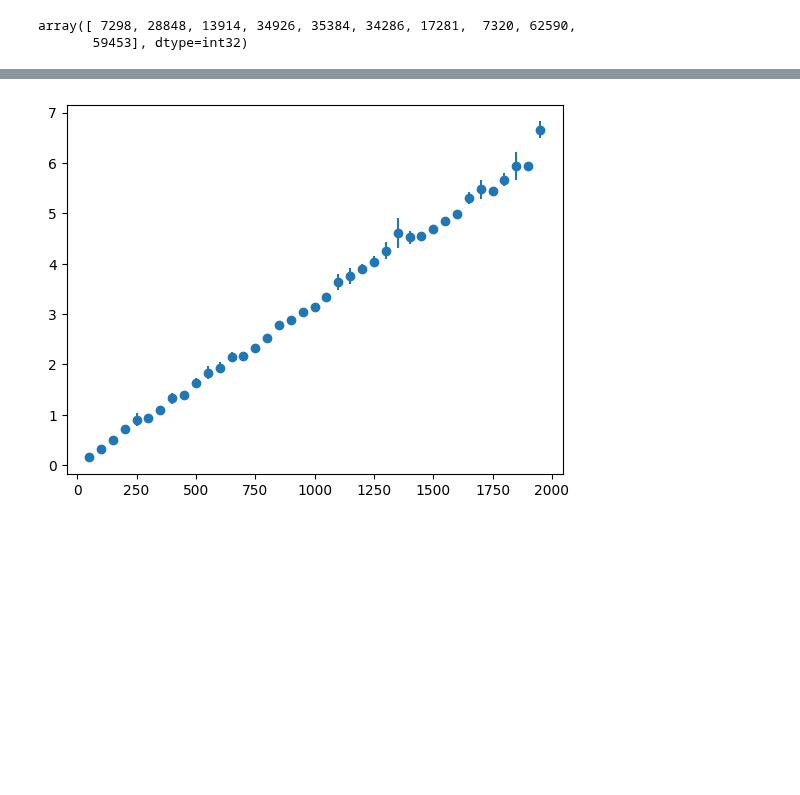
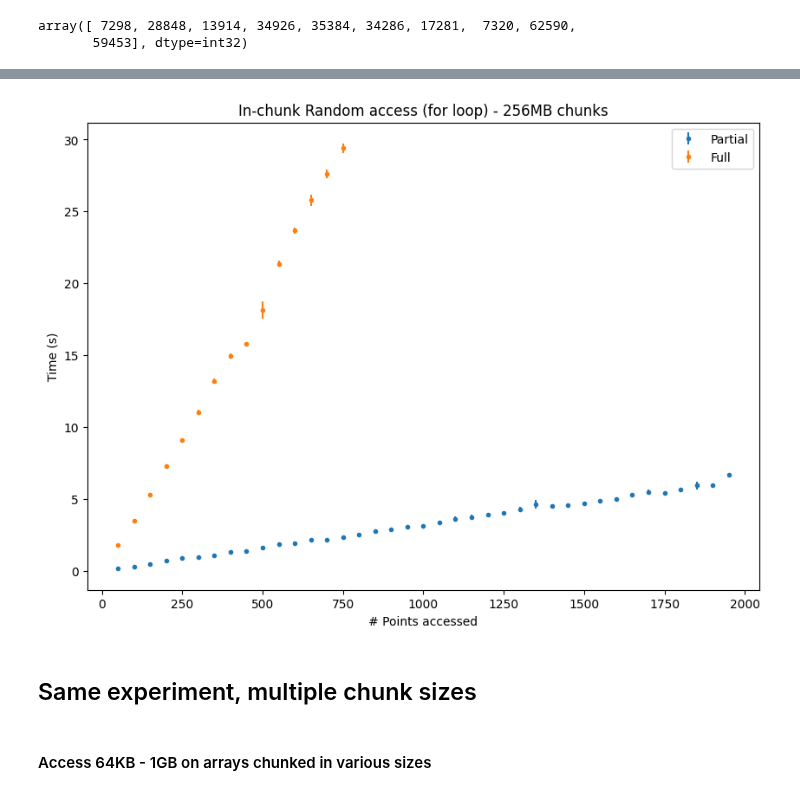
Before and after one commit to ariellubonja/ncar-zarr-code, a Jupyter notebook: chunk-partial-decompress-NOshard.ipynb, the cells around one changed output, grey strips where cells are left out. Drawn from its saved outputs; the diff is of its cells as text; code cells hidden in the pictures; blank space fills up the shorter version.

```diff
--- a/chunk-partial-decompress-NOshard.ipynb
+++ b/chunk-partial-decompress-NOshard.ipynb
@@ -862,3 +901,6 @@ normal_sequential_chunk_acc_file.close()
 # %%
-means = [x.average for x in partial_decomp_chunk_access]
-stds = [x.stdev for x in partial_decomp_chunk_access]
+exp1_partial_means = [x.average for x in partial_decomp_chunk_access]
+exp1_partial_stds = [x.stdev for x in partial_decomp_chunk_access]
+
+exp1_normal_means = [x.average for x in no_decomp_chunk_access]
+exp1_normal_stds = [x.stdev for x in no_decomp_chunk_access]
@@ -885,9 +945,20 @@ stds
 # %%
 import matplotlib.pyplot as plt
-# x = [1, 2, 3, 4]
-# y = [1, 4, 9, 16]
-# e = [0.5, 1., 1.5, 2.]
-plt.errorbar(index_lengths, means, yerr=stds, fmt='o')
+
+plt.figure(figsize=(10,7))
+
+plt.errorbar(index_lengths, exp1_partial_means, yerr=exp1_partial_stds, fmt='.', label="Partial")
+plt.errorbar(index_lengths[0:15], exp1_normal_means, yerr=exp1_normal_stds, fmt='.', label="Full")
+
+plt.xlabel("# Points accessed")
+plt.ylabel("Time (s)")
+plt.title("In-chunk Random access (for loop) - 256MB chunks")
+
+plt.legend()
 plt.show()
 # %% [output]
-[figure, old version]
+[figure, new version]
+# %% [markdown]
+## Same experiment, multiple chunk sizes
+# %% [markdown]
+#### Access 64KB - 1GB on arrays chunked in various sizes
```
Also changed, not shown: parts of 48 cells of this notebook, 10 other files.
